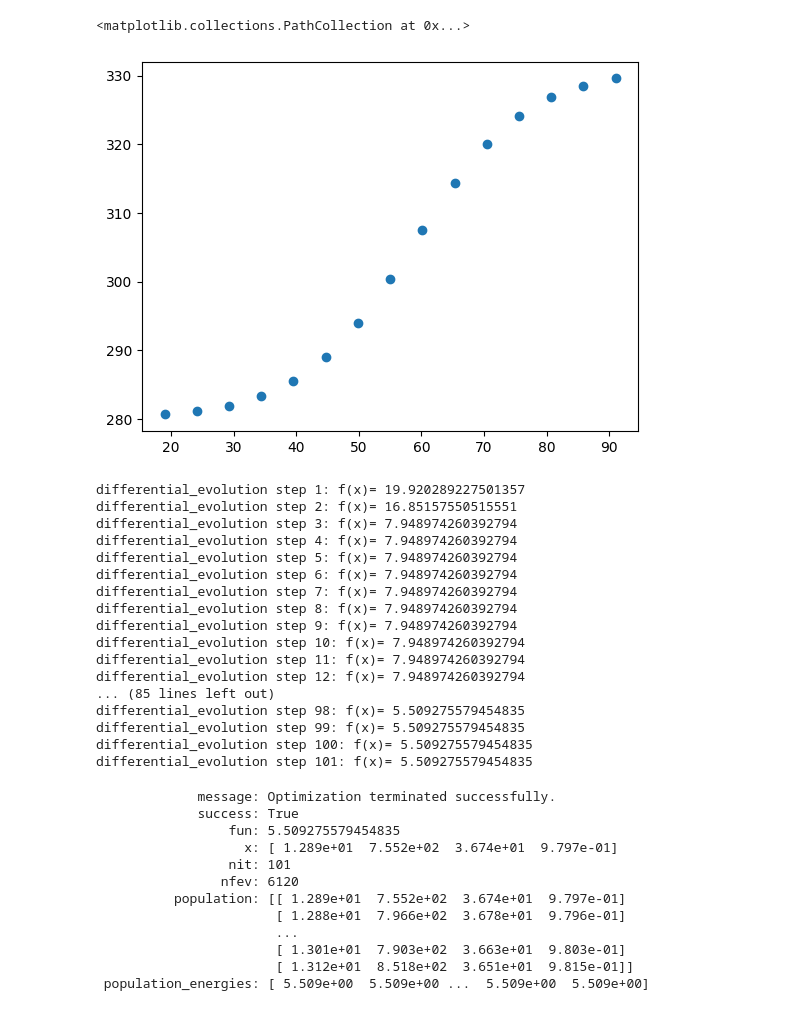
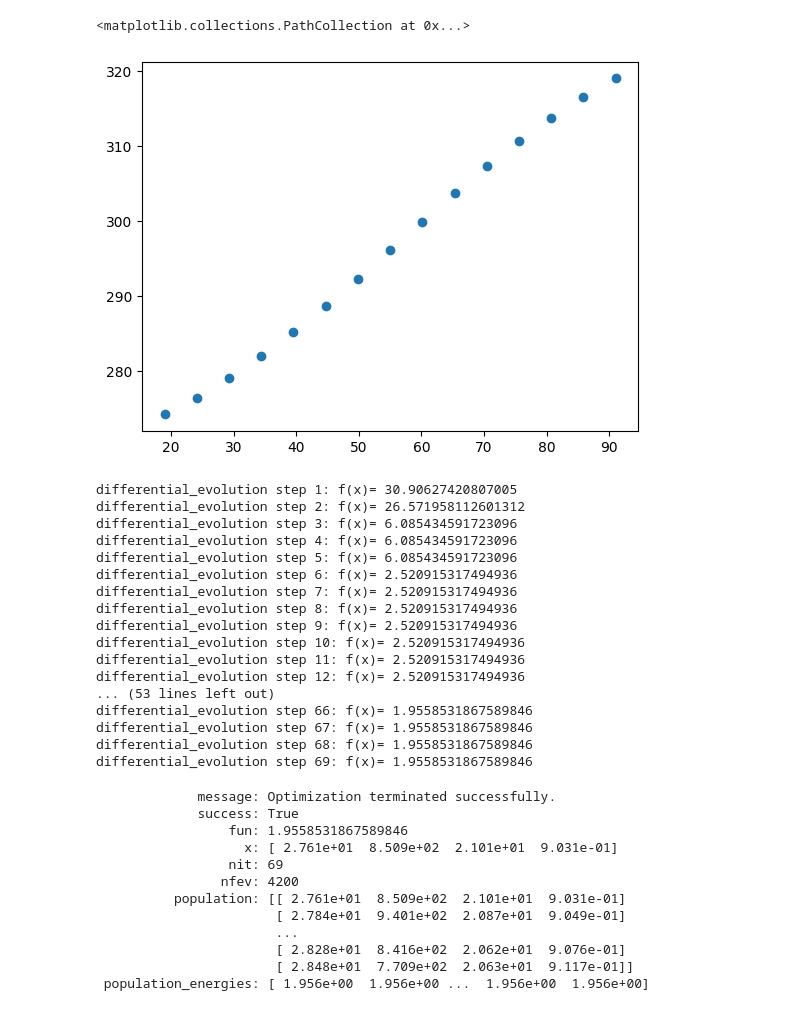
Before and after one commit to renatoparedes/SCZ_PPS_Expansion_Model, a Jupyter notebook: HC_Fitting.ipynb, the cells around one changed output. Drawn from its saved outputs; the diff is of its cells as text; code cells hidden in the pictures.

```diff
--- a/HC_Fitting.ipynb
+++ b/HC_Fitting.ipynb
@@ -3,25 +3,25 @@
 # %%
 # Distance points in cm (network coordinates)
 s_distances = np.asarray([2700, 2200, 1500, 800, 300]) / 1000
 ts = np.linspace(s_distances[0], s_distances[-1], 15)
 v = 30  # cm/s
 a_distances = 100 - ts * v  # distance points in cm (network coordinates)
 
 ts = 0.4
 simtime = 200
 
 ##Pre-Training
 ###Healthy Controls
-ymin = 280
-ymax = 331
-fprHCCP = 100 - 1.377 * v
-fprHCS = 1 / 0.11  # negative
+ymin = 263
+ymax = 331.5
+fprHCCP = 100 - 1.448 * v
+fprHCS = 1 / 0.0435
 
 HC_RTs = RTsig(a_distances, fprHCCP, fprHCS)
 plt.scatter(a_distances, HC_RTs)
 # %% [output]
 <matplotlib.collections.PathCollection at 0x...>
-[figure, old version]
+[figure, new version]
 # %%
 from scipy.optimize import differential_evolution
 
@@ -95,38 +95,38 @@ boundary_hc_res = differential_evolution(
     polish=False,
 )
 # %% [output]
-differential_evolution step 1: f(x)= 19.920289227501357
-differential_evolution step 2: f(x)= 16.85157550515551
-differential_evolution step 3: f(x)= 7.948974260392794
-differential_evolution step 4: f(x)= 7.948974260392794
-differential_evolution step 5: f(x)= 7.948974260392794
-differential_evolution step 6: f(x)= 7.948974260392794
-differential_evolution step 7: f(x)= 7.948974260392794
-differential_evolution step 8: f(x)= 7.948974260392794
-differential_evolution step 9: f(x)= 7.948974260392794
-differential_evolution step 10: f(x)= 7.948974260392794
-differential_evolution step 11: f(x)= 7.948974260392794
-differential_evolution step 12: f(x)= 7.948974260392794
-... (85 lines left out)
-differential_evolution step 98: f(x)= 5.509275579454835
-differential_evolution step 99: f(x)= 5.509275579454835
-differential_evolution step 100: f(x)= 5.509275579454835
-differential_evolution step 101: f(x)= 5.509275579454835
+differential_evolution step 1: f(x)= 30.90627420807005
+differential_evolution step 2: f(x)= 26.571958112601312
+differential_evolution step 3: f(x)= 6.085434591723096
+differential_evolution step 4: f(x)= 6.085434591723096
+differential_evolution step 5: f(x)= 6.085434591723096
+differential_evolution step 6: f(x)= 2.520915317494936
+differential_evolution step 7: f(x)= 2.520915317494936
+differential_evolution step 8: f(x)= 2.520915317494936
+differential_evolution step 9: f(x)= 2.520915317494936
+differential_evolution step 10: f(x)= 2.520915317494936
+differential_evolution step 11: f(x)= 2.520915317494936
+differential_evolution step 12: f(x)= 2.520915317494936
+... (53 lines left out)
+differential_evolution step 66: f(x)= 1.9558531867589846
+differential_evolution step 67: f(x)= 1.9558531867589846
+differential_evolution step 68: f(x)= 1.9558531867589846
+differential_evolution step 69: f(x)= 1.9558531867589846
 # %%
 print(boundary_hc_res)
 # %% [output]
              message: Optimization terminated successfully.
              success: True
-                 fun: 5.509275579454835
-                   x: [ 1.289e+01  7.552e+02  3.674e+01  9.797e-01]
-                 nit: 101
-                nfev: 6120
-          population: [[ 1.289e+01  7.552e+02  3.674e+01  9.797e-01]
-                       [ 1.288e+01  7.966e+02  3.678e+01  9.796e-01]
+                 fun: 1.9558531867589846
+                   x: [ 2.761e+01  8.509e+02  2.101e+01  9.031e-01]
+                 nit: 69
+                nfev: 4200
+          population: [[ 2.761e+01  8.509e+02  2.101e+01  9.031e-01]
+                       [ 2.784e+01  9.401e+02  2.087e+01  9.049e-01]
                        ...
-                       [ 1.301e+01  7.903e+02  3.663e+01  9.803e-01]
-                       [ 1.312e+01  8.518e+02  3.651e+01  9.815e-01]]
- population_energies: [ 5.509e+00  5.509e+00 ...  5.509e+00  5.509e+00]
+                       [ 2.828e+01  8.416e+02  2.062e+01  9.076e-01]
+                       [ 2.848e+01  7.709e+02  2.063e+01  9.117e-01]]
+ population_energies: [ 1.956e+00  1.956e+00 ...  1.956e+00  1.956e+00]
 # %%
 ## Fitted model
 HCLt, HCLa, HCLv = Lw(
```
Also changed, not shown: parts of 2 cells of this notebook, 9 other files.
